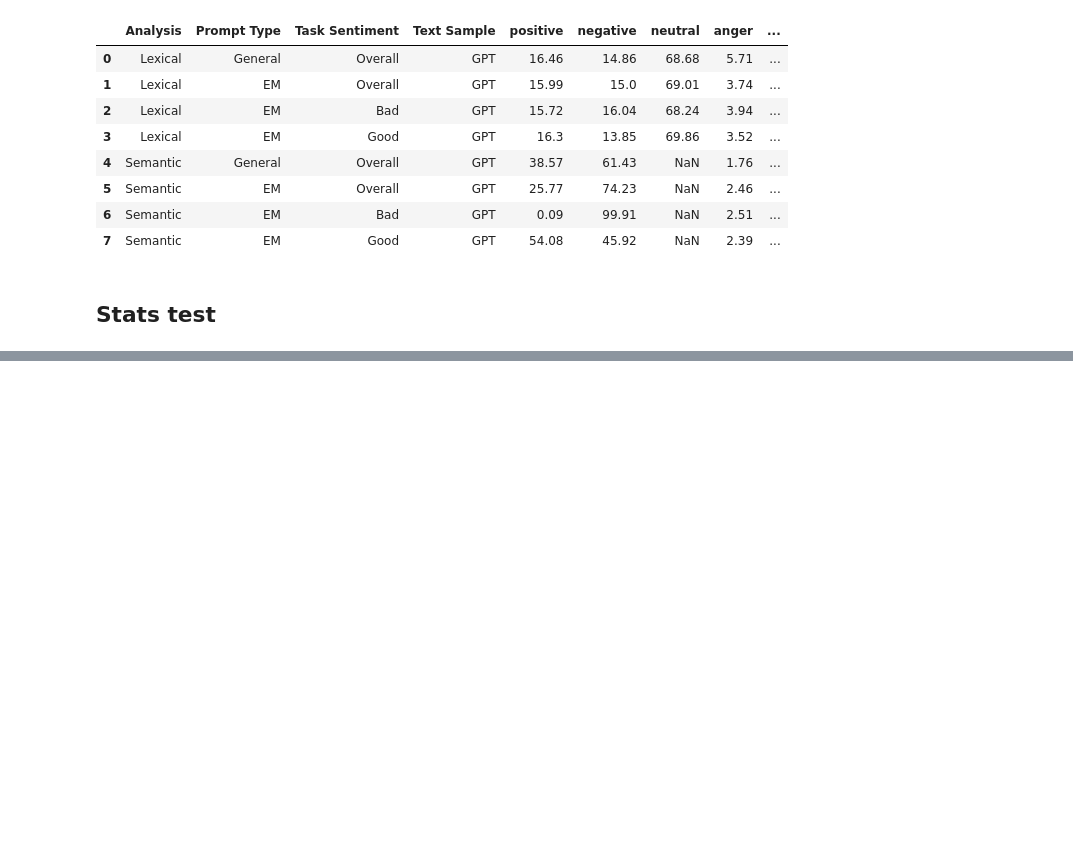
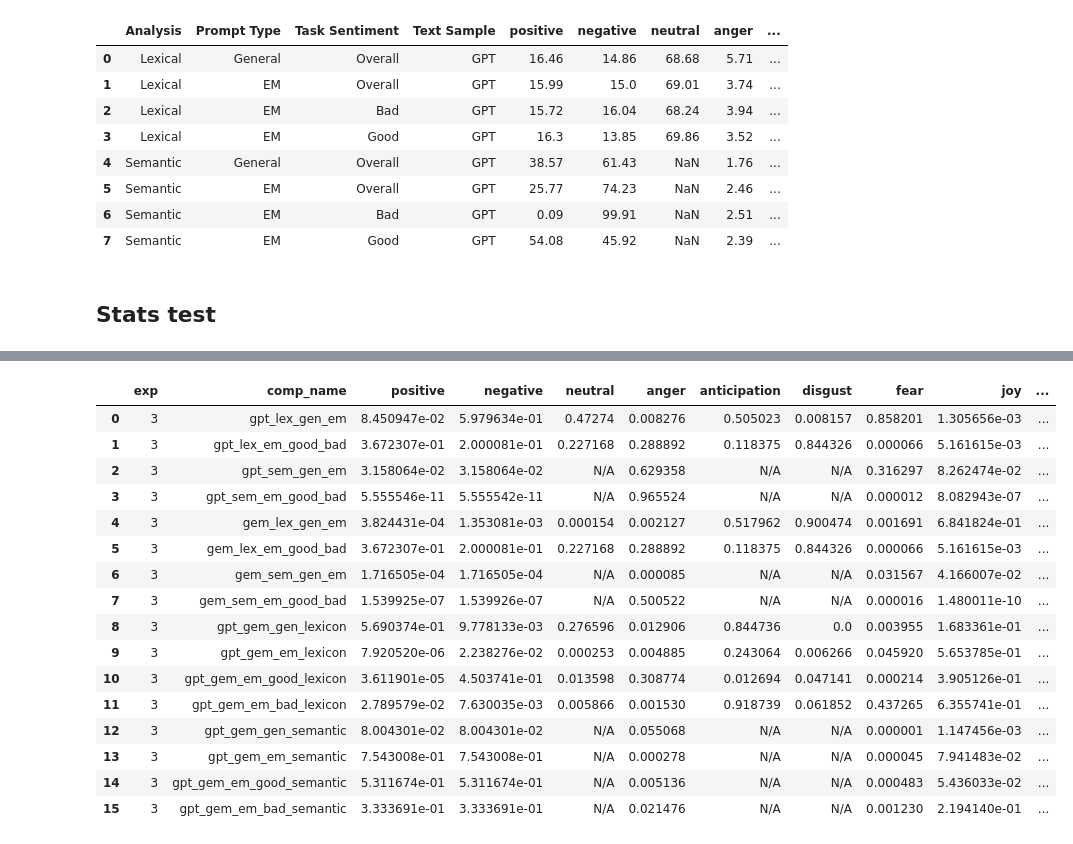
Before and after one commit to HrishitaC/InsideOut2, a Jupyter notebook: Code/analysis.ipynb, the cells around one changed output, grey strips where cells are left out. Cells and saved outputs as stored; diff of their text form; code cells hidden in the pictures; blank space fills up the shorter version.

```diff
--- a/Code/analysis.ipynb
+++ b/Code/analysis.ipynb
@@ -662,0 +742,22 @@ IO_bing_df
+# %%
+gpt_lex_gen_em = {'exp':3}|stat_test(comp_name="gpt_lex_gen_em", num_comparisons=2, data=[gpt_lex_gen, gpt_lex_em])
+gpt_lex_em_good_bad = {'exp':3}|stat_test(comp_name="gpt_lex_em_good_bad", num_comparisons=2, data=[gem_lex_em_good, gem_lex_em_bad])
+gpt_sem_gen_em = {'exp':3}|stat_test(comp_name="gpt_sem_gen_em", num_comparisons=2, data=[gpt_sem_gen, gpt_sem_em])
+gpt_sem_em_good_bad = {'exp':3}|stat_test(comp_name="gpt_sem_em_good_bad", num_comparisons=2, data=[gpt_sem_em_good, gpt_sem_em_bad])
+
+gem_lex_gen_em = {'exp':3}|stat_test(comp_name="gem_lex_gen_em", num_comparisons=2, data=[gem_lex_gen, gem_lex_em])
+gem_lex_em_good_bad = {'exp':3}|stat_test(comp_name="gem_lex_em_good_bad", num_comparisons=2, data=[gem_lex_em_good, gem_lex_em_bad])
+gem_sem_gen_em = {'exp':3}|stat_test(comp_name="gem_sem_gen_em", num_comparisons=2, data=[gem_sem_gen, gem_sem_em])
+gem_sem_em_good_bad = {'exp':3}|stat_test(comp_name="gem_sem_em_good_bad", num_comparisons=2, data=[gem_sem_em_good, gem_sem_em_bad])
+
+all_stats_results = [gpt_lex_gen_em, gpt_lex_em_good_bad, gpt_sem_gen_em, gpt_sem_em_good_bad, gem_lex_gen_em, gem_lex_em_good_bad, gem_sem_gen_em, gem_sem_em_good_bad]
+# %%
+gpt_gem_gen_lexicon = {'exp':3}|stat_test(comp_name="gpt_gem_gen_lexicon", num_comparisons=2, data=[gpt_lex_gen, gem_lex_gen])
+gpt_gem_em_lexicon = {'exp':3}|stat_test(comp_name="gpt_gem_em_lexicon", num_comparisons=2, data=[gpt_lex_em, gem_lex_em])
+gpt_gem_em_good_lexicon = {'exp':3}|stat_test(comp_name="gpt_gem_em_good_lexicon", num_comparisons=2, data=[gpt_lex_em_good, gem_lex_em_good])
+gpt_gem_em_bad_lexicon = {'exp':3}|stat_test(comp_name="gpt_gem_em_bad_lexicon", num_comparisons=2, data=[gpt_lex_em_bad, gem_lex_em_bad])
+# %%
+gpt_gem_gen_semantic = {'exp':3}|stat_test(comp_name="gpt_gem_gen_semantic", num_comparisons=2, data=[gpt_sem_gen, gem_sem_gen])
+gpt_gem_em_semantic = {'exp':3}|stat_test(comp_name="gpt_gem_em_semantic", num_comparisons=2, data=[gpt_sem_em, gem_sem_em])
+gpt_gem_em_good_semantic = {'exp':3}|stat_test(comp_name="gpt_gem_em_good_semantic", num_comparisons=2, data=[gpt_sem_em_good, gem_sem_em_good])
+gpt_gem_em_bad_semantic = {'exp':3}|stat_test(comp_name="gpt_gem_em_bad_semantic", num_comparisons=2, data=[gpt_sem_em_bad, gem_sem_em_bad])
@@ -663,3 +767,35 @@ IO_bing_df
+# %%
+stats_results_dict = {
+    "exp": [],
+    "comp_name": []
+}
+
+stats_results_dict |= {emo: [] for emo in emotions}
+
+for stats_result in all_stats_results:
+    for key in stats_results_dict:
+        stats_results_dict[key].append(stats_result[key])
+
+LLM_stats_df = pd.DataFrame.from_dict(stats_results_dict)
+LLM_stats_df
+# %% [output]
+|  | exp | comp_name | positive | negative | neutral | anger | anticipation | disgust | fear | joy | ... |
+| 0 | 3 | gpt_lex_gen_em | 8.450947e-02 | 5.979634e-01 | 0.47274 | 0.008276 | 0.505023 | 0.008157 | 0.858201 | 1.305656e-03 | ... |
+| 1 | 3 | gpt_lex_em_good_bad | 3.672307e-01 | 2.000081e-01 | 0.227168 | 0.288892 | 0.118375 | 0.844326 | 0.000066 | 5.161615e-03 | ... |
+| 2 | 3 | gpt_sem_gen_em | 3.158064e-02 | 3.158064e-02 | N/A | 0.629358 | N/A | N/A | 0.316297 | 8.262474e-02 | ... |
+| 3 | 3 | gpt_sem_em_good_bad | 5.555546e-11 | 5.555542e-11 | N/A | 0.965524 | N/A | N/A | 0.000012 | 8.082943e-07 | ... |
+| 4 | 3 | gem_lex_gen_em | 3.824431e-04 | 1.353081e-03 | 0.000154 | 0.002127 | 0.517962 | 0.900474 | 0.001691 | 6.841824e-01 | ... |
+| 5 | 3 | gem_lex_em_good_bad | 3.672307e-01 | 2.000081e-01 | 0.227168 | 0.288892 | 0.118375 | 0.844326 | 0.000066 | 5.161615e-03 | ... |
+| 6 | 3 | gem_sem_gen_em | 1.716505e-04 | 1.716505e-04 | N/A | 0.000085 | N/A | N/A | 0.031567 | 4.166007e-02 | ... |
+| 7 | 3 | gem_sem_em_good_bad | 1.539925e-07 | 1.539926e-07 | N/A | 0.500522 | N/A | N/A | 0.000016 | 1.480011e-10 | ... |
+| 8 | 3 | gpt_gem_gen_lexicon | 5.690374e-01 | 9.778133e-03 | 0.276596 | 0.012906 | 0.844736 | 0.0 | 0.003955 | 1.683361e-01 | ... |
+| 9 | 3 | gpt_gem_em_lexicon | 7.920520e-06 | 2.238276e-02 | 0.000253 | 0.004885 | 0.243064 | 0.006266 | 0.045920 | 5.653785e-01 | ... |
+| 10 | 3 | gpt_gem_em_good_lexicon | 3.611901e-05 | 4.503741e-01 | 0.013598 | 0.308774 | 0.012694 | 0.047141 | 0.000214 | 3.905126e-01 | ... |
+| 11 | 3 | gpt_gem_em_bad_lexicon | 2.789579e-02 | 7.630035e-03 | 0.005866 | 0.001530 | 0.918739 | 0.061852 | 0.437265 | 6.355741e-01 | ... |
+| 12 | 3 | gpt_gem_gen_semantic | 8.004301e-02 | 8.004301e-02 | N/A | 0.055068 | N/A | N/A | 0.000001 | 1.147456e-03 | ... |
+| 13 | 3 | gpt_gem_em_semantic | 7.543008e-01 | 7.543008e-01 | N/A | 0.000278 | N/A | N/A | 0.000045 | 7.941483e-02 | ... |
+| 14 | 3 | gpt_gem_em_good_semantic | 5.311674e-01 | 5.311674e-01 | N/A | 0.005136 | N/A | N/A | 0.000483 | 5.436033e-02 | ... |
+| 15 | 3 | gpt_gem_em_bad_semantic | 3.333691e-01 | 3.333691e-01 | N/A | 0.021476 | N/A | N/A | 0.001230 | 2.194140e-01 | ... |
 # %%
 def get_exp_stats(df, exp_num, df_name, is_se):
     if is_se == True:
```
Also changed, not shown: parts of 53 cells of this notebook, 5 other files.
